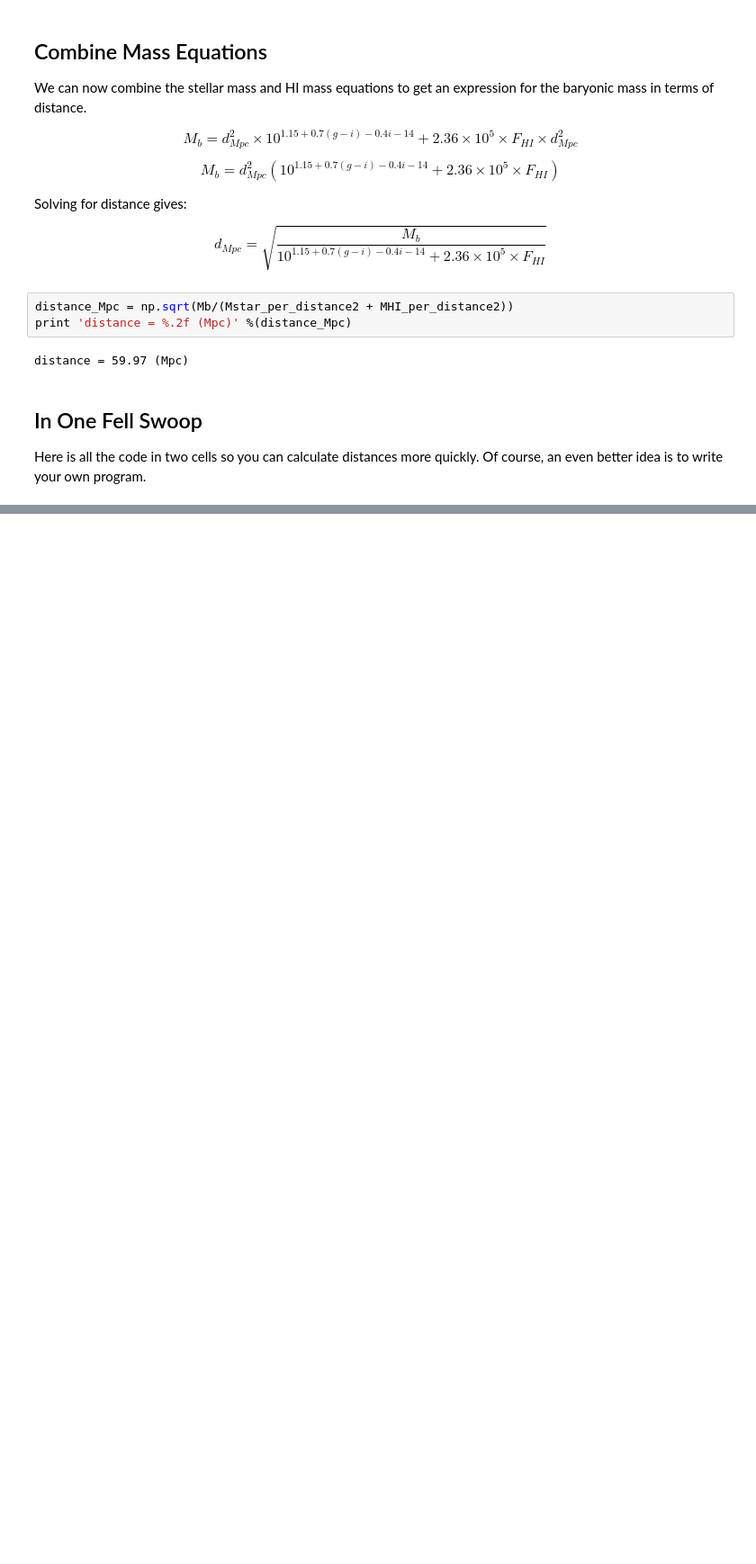
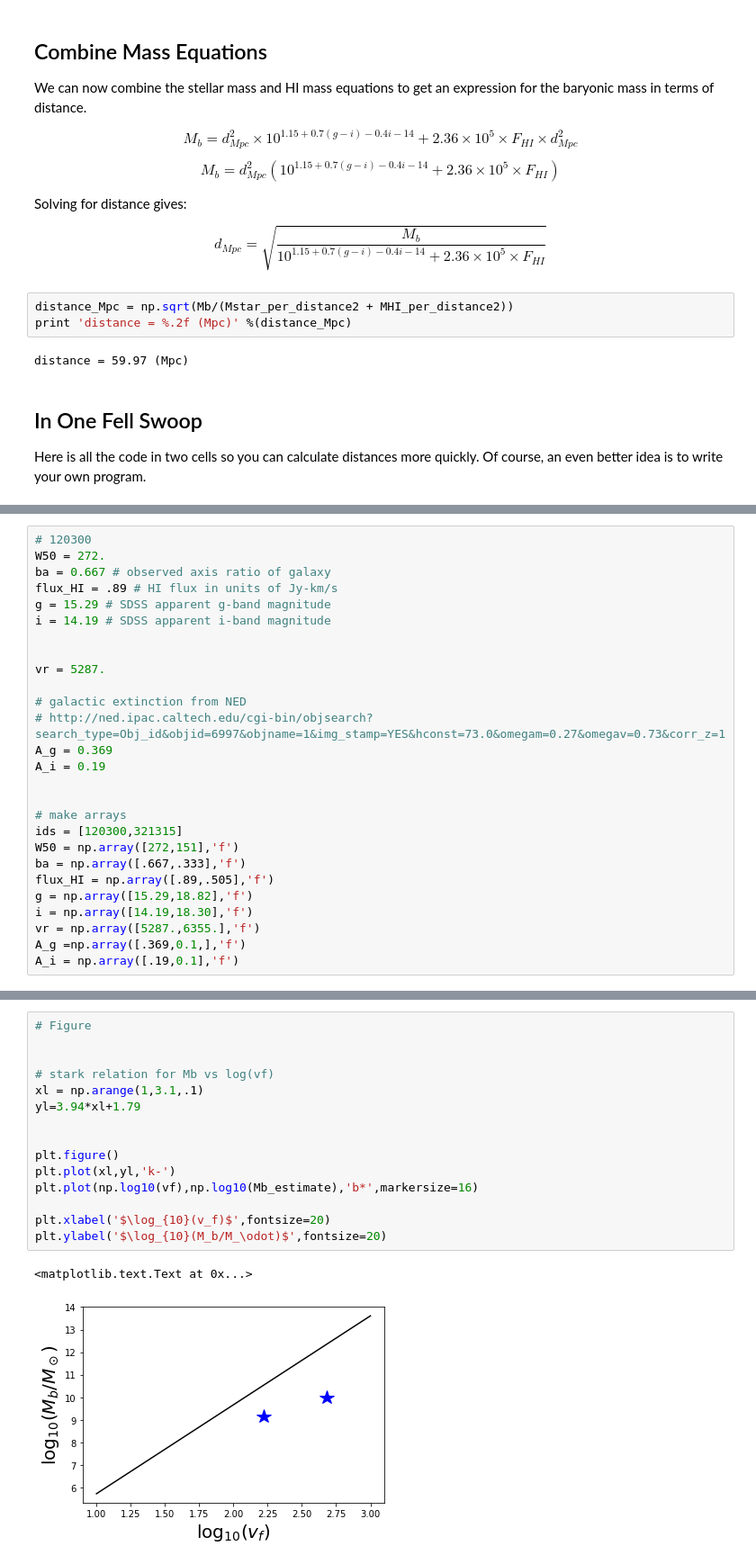
Before and after one commit to rfinn/APPSS, a Jupyter notebook: baryonic-tully-fisher-calculation.ipynb, the cells around one changed output, grey strips where cells are left out. Shown at 90% size. Cells and saved outputs as stored; diff of their text form; blank space fills up the shorter version.

```diff
--- a/baryonic-tully-fisher-calculation.ipynb
+++ b/baryonic-tully-fisher-calculation.ipynb
@@ -193,0 +301,27 @@ log(MHI) = 8.86
+# %%
+# 120300
+W50 = 272.
+ba = 0.667 # observed axis ratio of galaxy
+flux_HI = .89 # HI flux in units of Jy-km/s
+g = 15.29 # SDSS apparent g-band magnitude
+i = 14.19 # SDSS apparent i-band magnitude
+
+
+vr = 5287.
+
+# galactic extinction from NED
+# http://ned.ipac.caltech.edu/cgi-bin/objsearch?search_type=Obj_id&objid=6997&objname=1&img_stamp=YES&hconst=73.0&omegam=0.27&omegav=0.73&corr_z=1
+A_g = 0.369
+A_i = 0.19
+
+
+# make arrays
+ids = [120300,321315]
+W50 = np.array([272,151],'f')
+ba = np.array([.667,.333],'f')
+flux_HI = np.array([.89,.505],'f')
+g = np.array([15.29,18.82],'f')
+i = np.array([14.19,18.30],'f')
+vr = np.array([5287.,6355.],'f')
+A_g =np.array([.369,0.1,],'f')
+A_i = np.array([.19,0.1],'f')
@@ -193,0 +377,18 @@ log(MHI) = 8.86
+# %%
+# Figure
+
+
+# stark relation for Mb vs log(vf)
+xl = np.arange(1,3.1,.1)
+yl=3.94*xl+1.79
+
+
+plt.figure()
+plt.plot(xl,yl,'k-')
+plt.plot(np.log10(vf),np.log10(Mb_estimate),'b*',markersize=16)
+
+plt.xlabel('$\log_{10}(v_f)$',fontsize=20)
+plt.ylabel('$\log_{10}(M_b/M_\odot)$',fontsize=20)
+# %% [output]
+<matplotlib.text.Text at 0x...>
+[figure, added]
```
Also changed, not shown: parts of 14 cells of this notebook.
